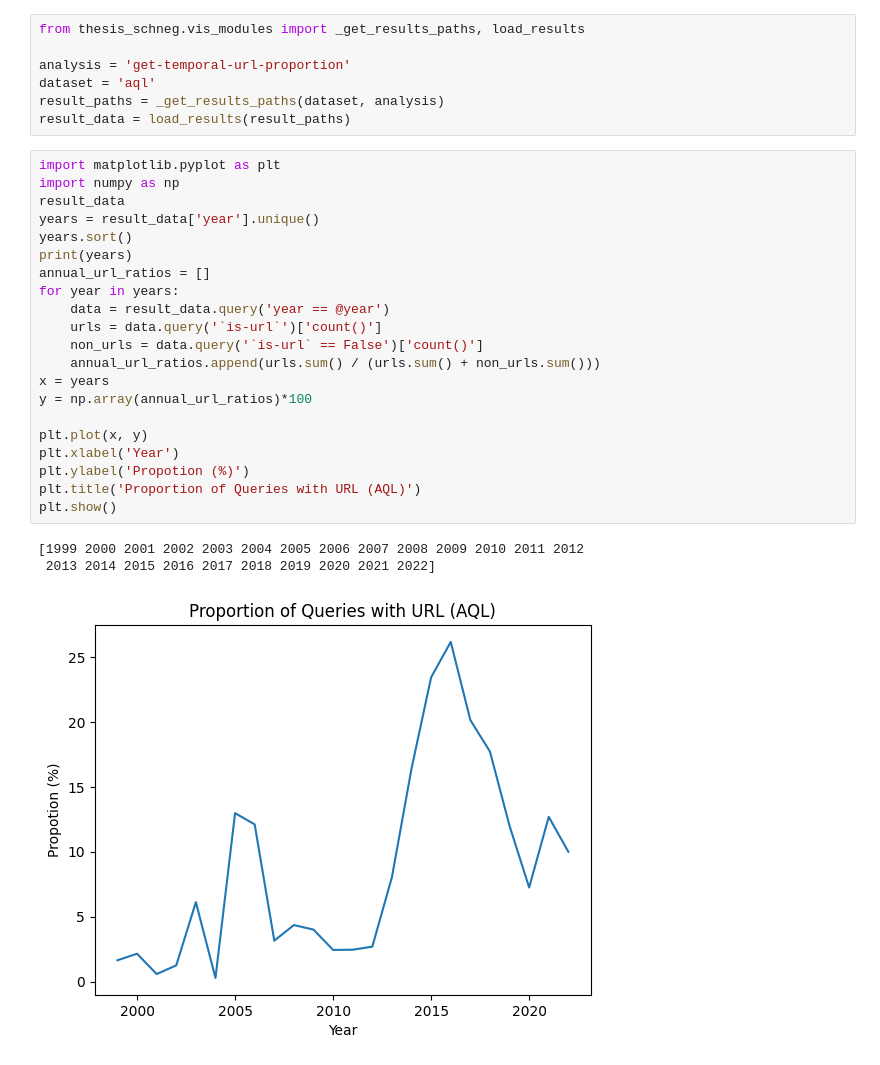
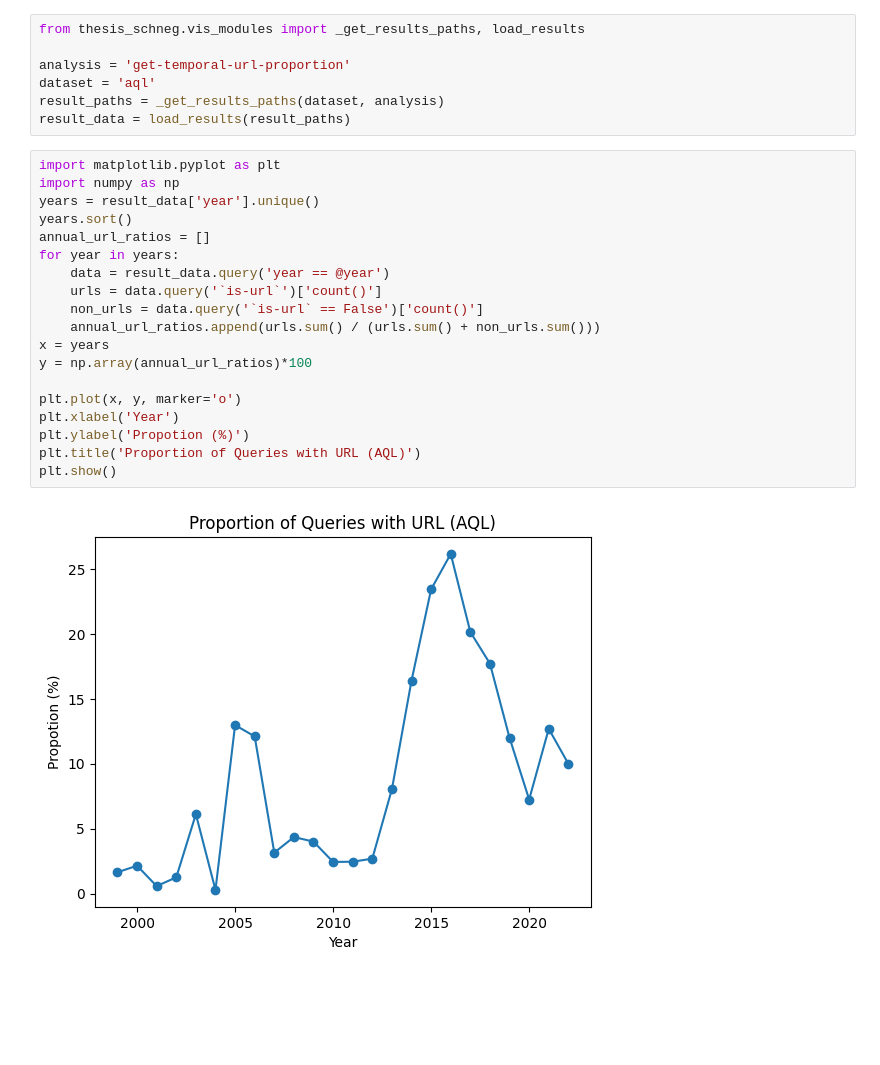
Before and after one commit to bnsch98/verifying-query-logs-from-unknown-sources, a Jupyter notebook: src/thesis_schneg/inspect_results.ipynb, the cells around one changed output. Cells and saved outputs as stored; diff of their text form; blank space fills up the shorter version.

```diff
--- a/src/thesis_schneg/inspect_results.ipynb
+++ b/src/thesis_schneg/inspect_results.ipynb
@@ -214,25 +214,21 @@ result_data = load_results(result_paths)
 # %%
 import matplotlib.pyplot as plt
 import numpy as np
-result_data
 years = result_data['year'].unique()
 years.sort()
-print(years)
 annual_url_ratios = []
 for year in years:
     data = result_data.query('year == @year')
     urls = data.query('`is-url`')['count()']
     non_urls = data.query('`is-url` == False')['count()']
     annual_url_ratios.append(urls.sum() / (urls.sum() + non_urls.sum()))
 x = years
 y = np.array(annual_url_ratios)*100
 
-plt.plot(x, y)
+plt.plot(x, y, marker='o')
 plt.xlabel('Year')
 plt.ylabel('Propotion (%)')
 plt.title('Proportion of Queries with URL (AQL)')
 plt.show()
 # %% [output]
-[1999 2000 2001 2002 2003 2004 2005 2006 2007 2008 2009 2010 2011 2012
- 2013 2014 2015 2016 2017 2018 2019 2020 2021 2022]
-[figure, old version]
+[figure, new version]
```
Also changed, not shown: parts of 1 cell of this notebook, 7 other files.
